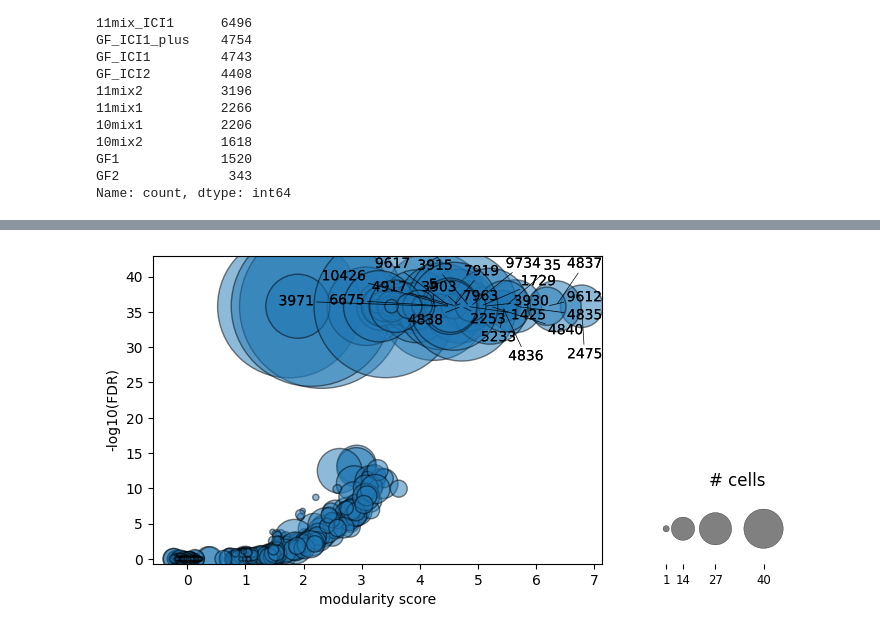
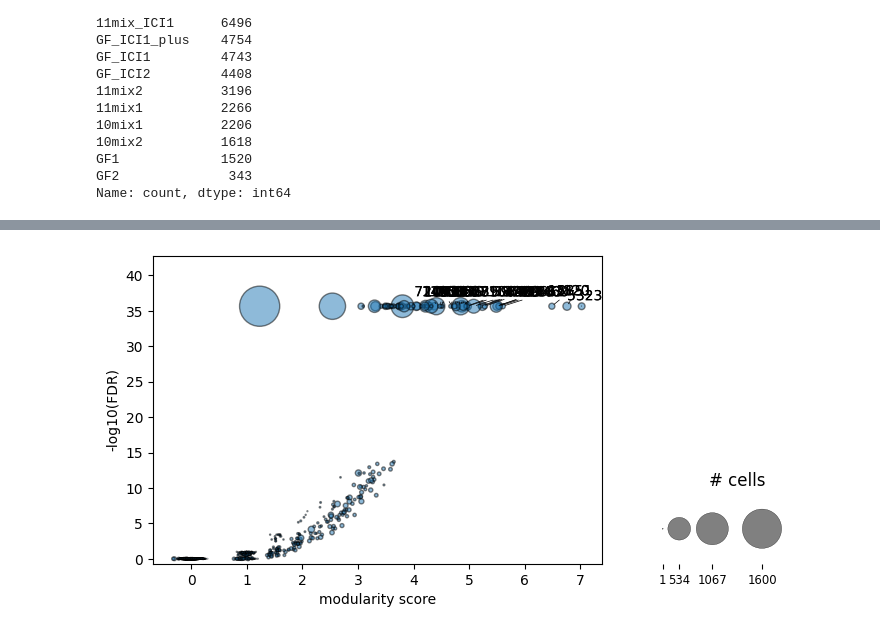
Before and after one commit to ErikaKvalem/honda_microbial_metabolites_2021, a Jupyter notebook: 20_scripts/40_single-cell-sorted-cd8/40_gex_surface_prot/012_tcr_integration_old.ipynb, the cells around one changed output, grey strips where cells are left out. Cells and saved outputs as stored; diff of their text form; code cells hidden in the pictures.

Commit message:
mdata tcr analysis

```diff
--- a/20_scripts/40_single-cell-sorted-cd8/40_gex_surface_prot/012_tcr_integration_old.ipynb
+++ b/20_scripts/40_single-cell-sorted-cd8/40_gex_surface_prot/012_tcr_integration_old.ipynb
@@ -390,9 +390,7 @@ Name: count, dtype: int64
 # %%
 mdata = mu.MuData({"gex": adata_gex_merge, "airr": adata_tcr_merge})
 # %%
-mdata = mu.MuData({"gex": adata_colon, "airr": adata_tcr})
+mdata_colon = mu.MuData({"gex": adata_colon, "airr": adata_tcr})
-# %%
-mdata = mu.MuData({"gex": adata_til, "airr": adata_tcr_2021})
 # %%
 mdata_til = mu.MuData({"gex": adata_til, "airr": adata_tcr_2021})
 # %%
@@ -751,9 +791,9 @@ groupby="gex:sample_id"
 # %%
 ir.tl.clonotype_modularity(mdata, target_col="airr:cc_aa_alignment")
 # %%
-_ = ir.pl.clonotype_modularity(mdata, base_size=20)
+_ = ir.pl.clonotype_modularity(mdata, base_size=2)
 # %% [output]
-[figure, old version]
+[figure, new version]
 # %%
 clonotypes_top_modularity = list(
 mdata.obs.set_index("airr:cc_aa_alignment")["airr:clonotype_modularity"]
```
Also changed, not shown: parts of 43 cells of this notebook.
